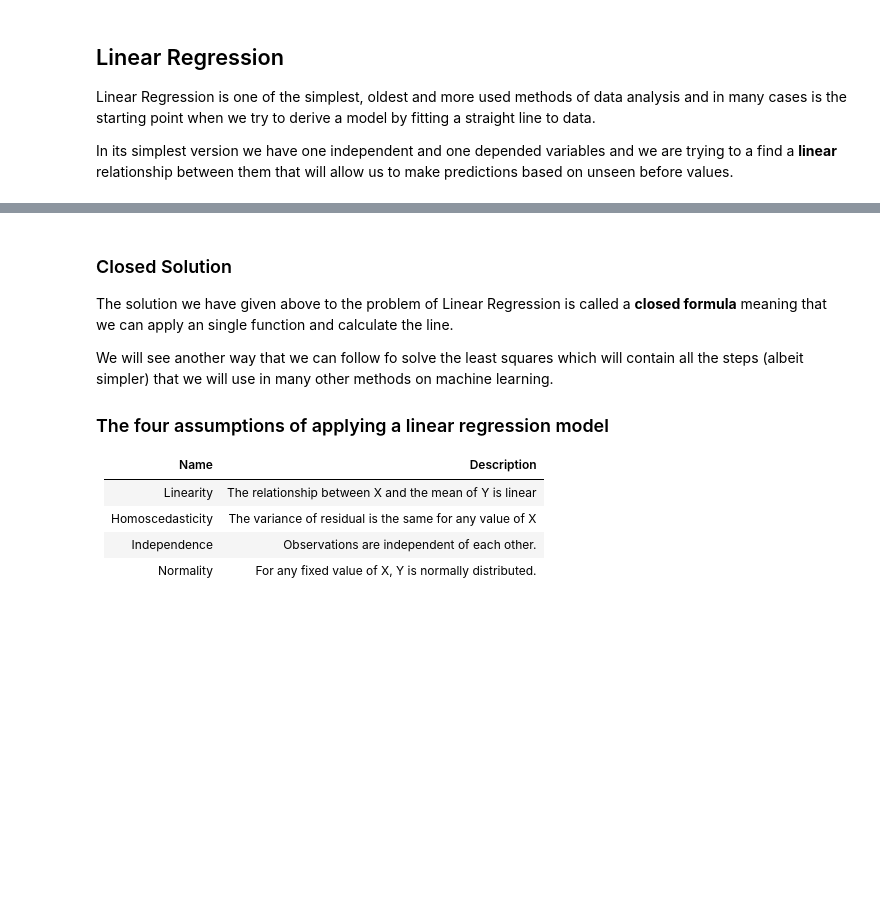
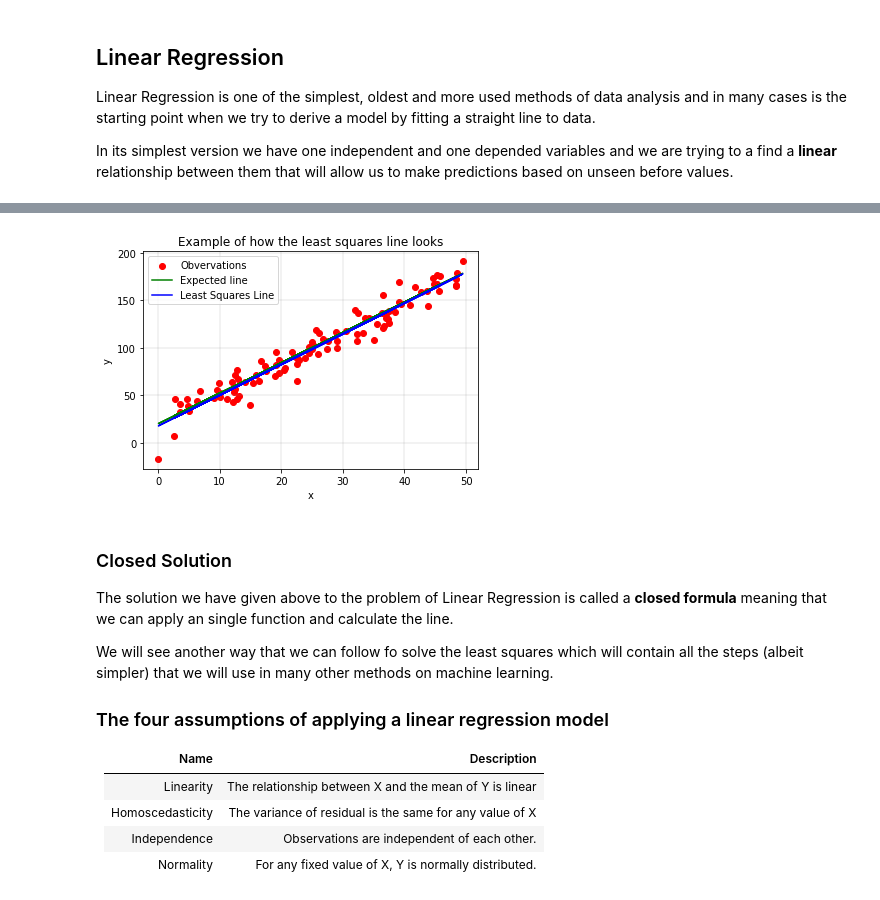
Before and after one commit to codingismycraft/ML_Introduction, a Jupyter notebook: notebooks/01-02-linear_regression.ipynb, the cells around one changed output, grey strips where cells are left out. Cells and saved outputs as stored; diff of their text form; code cells hidden in the pictures; blank space fills up the shorter version.

Commit message:
Improves linear regression notebook.

```diff
--- a/notebooks/01-02-linear_regression.ipynb
+++ b/notebooks/01-02-linear_regression.ipynb
@@ -70,0 +110,24 @@ squares_sum =  df['DYSquared'].sum()
+# %%
+func = lambda x:3.2*x  + 2.2
+x_values, y_values = make_dummy_data(func=func,  x1=0, x2=50, mu=0, sigma=55,  count=1000)
+zis, yis, xis = [], [], []
+
+step = .05
+for a in np.arange(2, 4, step):
+    for b in np.arange(1.5, 2.2, step):
+        xis.append(a)
+        yis.append(b)
+        s = 0
+        for x, y in zip(x_values, y_values):
+            s += (a * x + b - y) **2
+        zis.append( s)
+fig = plt.figure(figsize=(8, 6), dpi=80)
+ax = plt.axes(projection ='3d')
+ax.scatter(xis, yis, zis, 'blue')
+ax.set_title('Cost Function where a and b are the input.')
+ax.set_zticks([min(zis), max(zis)])
+ax.set_xlabel(r'a', fontsize=30, rotation=0, color="gray")
+ax.set_ylabel(r'b', fontsize=30, rotation=0, color="gray")
+ax.set_zlabel(r'Error', fontsize=30, rotation=60, color="gray")
+
+plt.show()
@@ -179,3 +240,17 @@ The rest of the proof can be seen the following images:
+# %%
+func = lambda x:3.2 * x + 20
+x_values, y_values = make_dummy_data(func=func,  x1=0, x2=50, mu=0, sigma=10,  count=100)
+_ = plt.scatter(x_values, y_values, color="red")
+least_squares_line =  solve_linear_regression(x_values, y_values)
+_ = plt.plot(x_values, func(x_values), color='g')
+_ = plt.plot(x_values, least_squares_line(x_values), color='b')
+plt.grid(color='gray', linestyle='-', linewidth=0.2)
+plt.xlabel("x")
+plt.ylabel("y")
+plt.legend([ "Obvervations",  'Expected line', 'Least Squares Line'])
+_ = plt.title("Example of how the least squares line looks")
+# %% [output]
+[figure, added]
 # %% [markdown]
 ### Closed Solution
 
```
Also changed, not shown: parts of 13 cells of this notebook, 3 other files.
